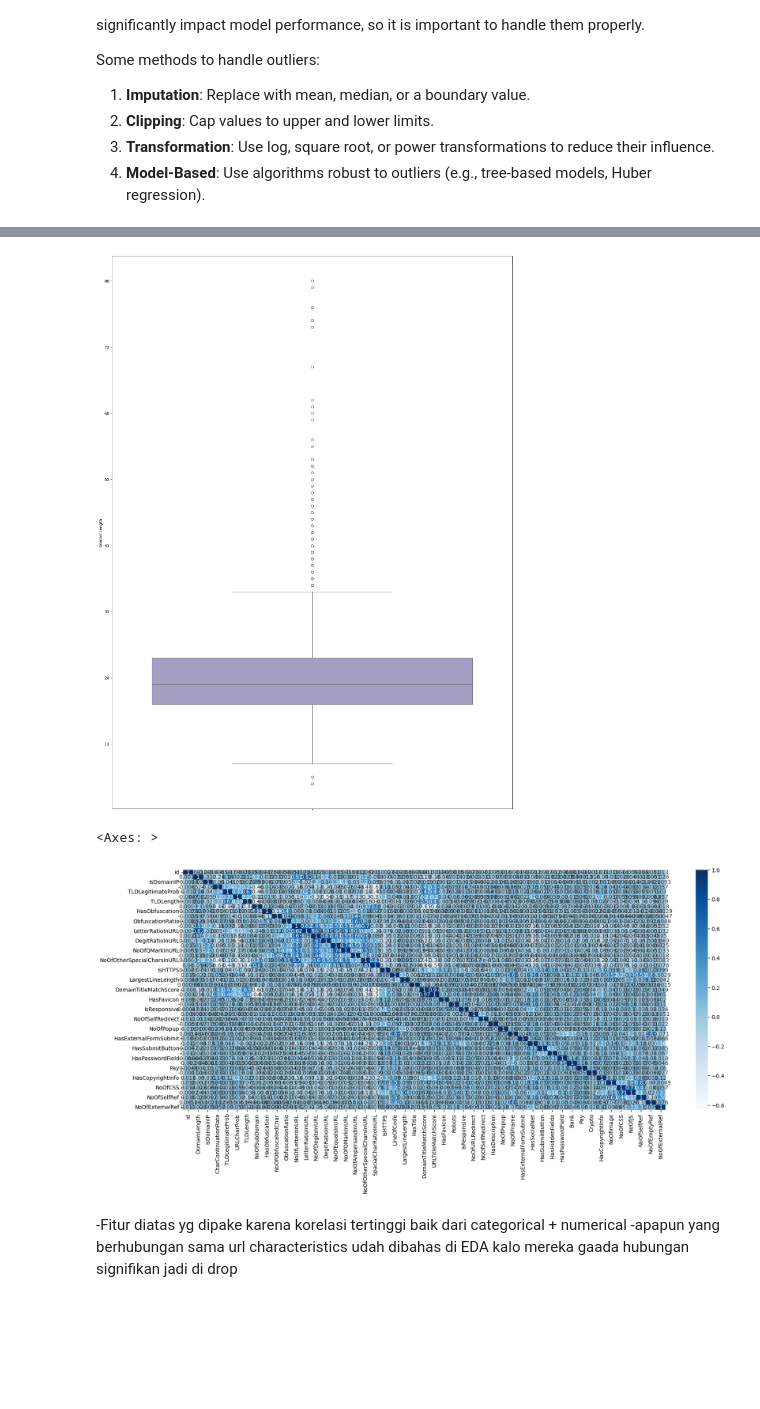
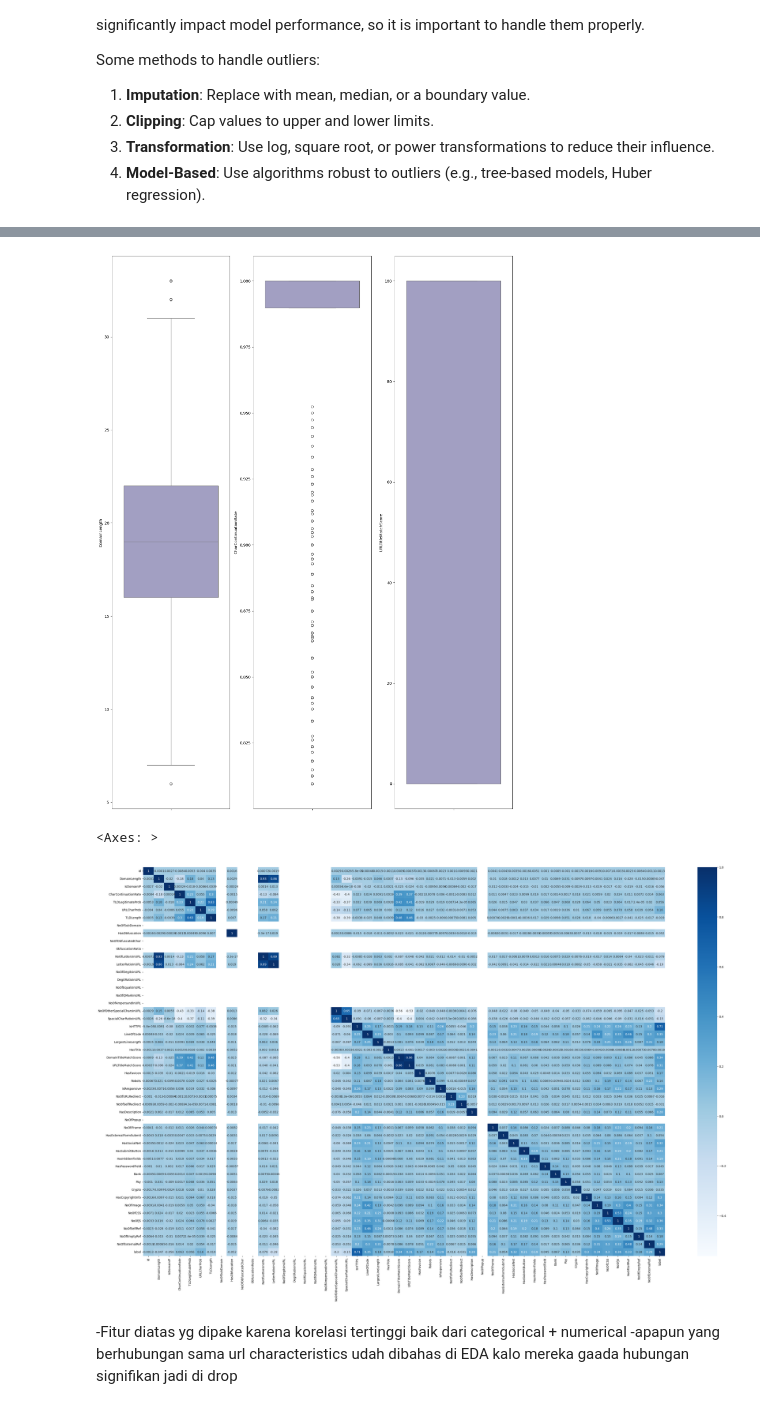
Before and after one commit to rickywijayaaa/Tubes2DAI, a Jupyter notebook: IF3070_DAI___Tugas_Besar_2_Notebook_Template.ipynb, the cells around one changed output, grey strips where cells are left out. Saved outputs shown, nothing was run; the diff lists cells and outputs as text; code cells hidden in the pictures; blank space fills up the shorter version.

```diff
--- a/IF3070_DAI___Tugas_Besar_2_Notebook_Template.ipynb
+++ b/IF3070_DAI___Tugas_Besar_2_Notebook_Template.ipynb
@@ -463,27 +427,33 @@ find_outliers(X_train)
 # %%
-import numpy as np
 
-def handle_outliers(data):
-    """
-    Drop outliers using the IQR method for numerical columns.
+from sklearn.impute import IterativeImputer
+from sklearn.linear_model import BayesianRidge
+from sklearn.tree import DecisionTreeRegressor
+from sklearn.ensemble import ExtraTreesRegressor
+# Menentukan jumlah outliers dengan menggunakan metode IQR
+def handle_outliers(data, method="iterative", estimator=None):
+    if method == "iterative" and estimator is None:
+        # Default estimator for Iterative Imputer
+        estimator = BayesianRidge()
 
-    Parameters:
-    data (DataFrame): The input DataFrame.
-
-    Returns:
-    DataFrame: The DataFrame with outliers removed.
-    """
     for col in data.select_dtypes(include=['int64', 'float64']).columns:
-        if data[col].nunique() > 2:  # Ensure the column is not binary
-            # Calculate Q1, Q3, and IQR
+        if data[col].nunique() > 2:
+            # Detect outliers using IQR
             q25, q75 = np.percentile(data[col].dropna(), 25), np.percentile(data[col].dropna(), 75)
             iqr = q75 - q25
-
-            # Determine the outlier boundaries
             cut_off = iqr * 1.5
             lower, upper = q25 - cut_off, q75 + cut_off
 
-            # Drop rows with outliers
-            data = data[(data[col] >= lower) & (data[col] <= upper)]
+            # Mark outliers as NaN
+            data.loc[(data[col] < lower) | (data[col] > upper), col] = np.nan
+
+            # Handle missing values using the chosen method
+            if method == "iterative":
+                imputer = IterativeImputer(estimator=estimator, random_state=42)
+                data[[col]] = imputer.fit_transform(data[[col]])
+            elif method == "median":
+                data[col].fillna(data[col].median(), inplace=True)
+            else:
+                data[col].dropna(inplace=True)
 
     return data
@@ -531,12 +460,15 @@ find_outliers(X_train)
+# %%
+train_set = handle_outliers(train_set.copy(), method="iterative", estimator=DecisionTreeRegressor(random_state=42))
+val_set = handle_outliers(val_set.copy(), method="iterative", estimator=DecisionTreeRegressor(random_state=42))
 # %%
 import warnings
 
 
 warnings.simplefilter(action='ignore', category=FutureWarning)
-data=["DomainLength", "CharContinuationRate"]
+data=["DomainLength", "CharContinuationRate", "URLTitleMatchScore"]
 # Mencari visualisasi boxplot untuk menemukan outliers yang merupakan numerical variables
 rows = 1
-cols = 1
+cols = 3
 
 fig = plt.figure(figsize=(15, 20))
 row = 0
@@ -545,21 +477,21 @@ for i in range(1, rows + 1):
     for j in range(cols):
         col_index = j + row
         plt.subplot(rows, cols, (i - 1) * cols + j + 1)
-        sns.boxplot(y=X_train[data[col_index]], palette="Purples", orient='v')
+        sns.boxplot(y=train_set[data[col_index]], palette="Purples", orient='v')
     row += cols
 
 plt.tight_layout()
 plt.show()
 # %% [output]
-[figure, old version]
+[figure, new version]
 # %%
 #correlations between features using seaborn heatmap
-corr = X_train.select_dtypes(include = ["int64","float64"]).corr()
-plt.figure(figsize=(20,8))
+corr = train_set.select_dtypes(include = ["int64","float64"]).corr()
+plt.figure(figsize=(40,24))
 sns.heatmap(corr, cmap="Blues",annot=True)
 # %% [output]
 <Axes: >
-[figure, old version]
+[figure, new version]
 # %% [markdown]
 -Fitur diatas yg dipake karena korelasi tertinggi baik dari categorical + numerical
 -apapun yang berhubungan sama url characteristics udah dibahas di EDA kalo mereka gaada hubungan signifikan jadi di drop
```
Also changed, not shown: parts of 27 cells of this notebook.
